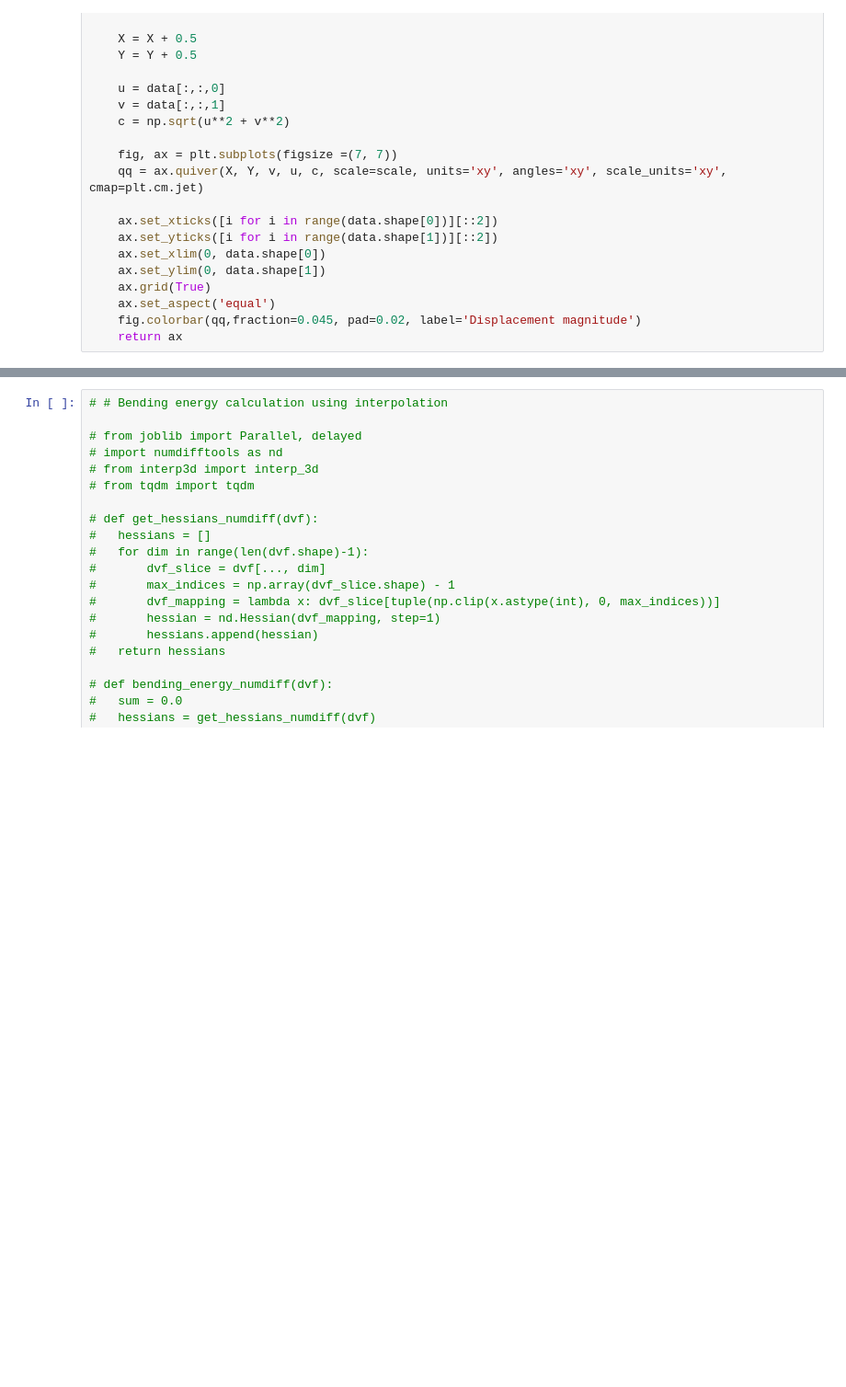
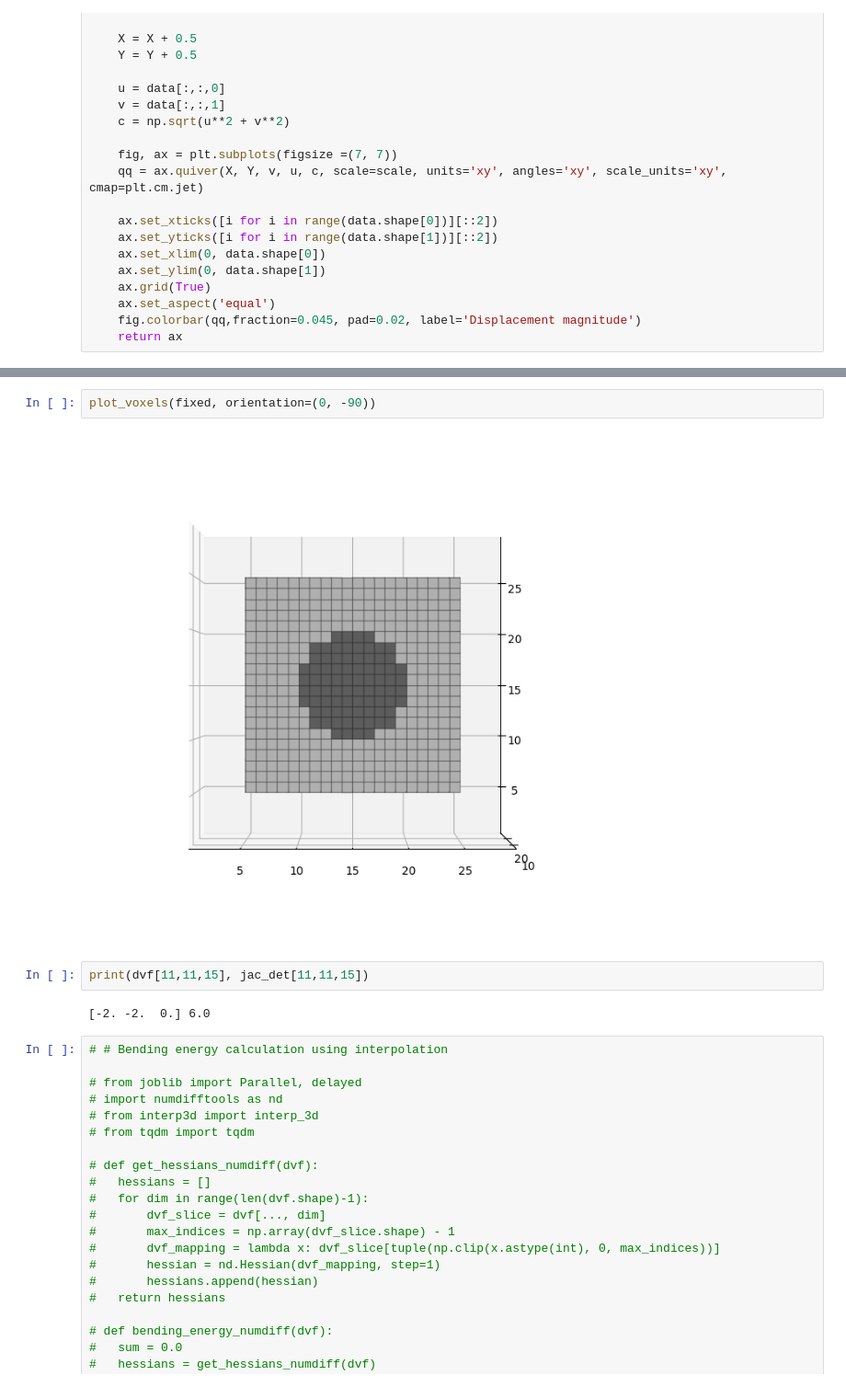
Before and after one commit to joasiee/elastix, a Jupyter notebook: experiments/notebooks/voxels.ipynb, the cells around one changed output, grey strips where cells are left out. Shown at 92% size. Drawn from its saved outputs; the diff is of its cells as text; blank space fills up the shorter version.

```diff
--- a/experiments/notebooks/voxels.ipynb
+++ b/experiments/notebooks/voxels.ipynb
@@ -255,3 +253,11 @@ wimg
+# %%
+plot_voxels(fixed, orientation=(0, -90))
+# %% [output]
+[figure, added]
+# %%
+print(dvf[11,11,15], jac_det[11,11,15])
+# %% [output]
+[-2. -2.  0.] 6.0
 # %%
 # # Bending energy calculation using interpolation
 
```
Also changed, not shown: parts of 5 cells of this notebook.
